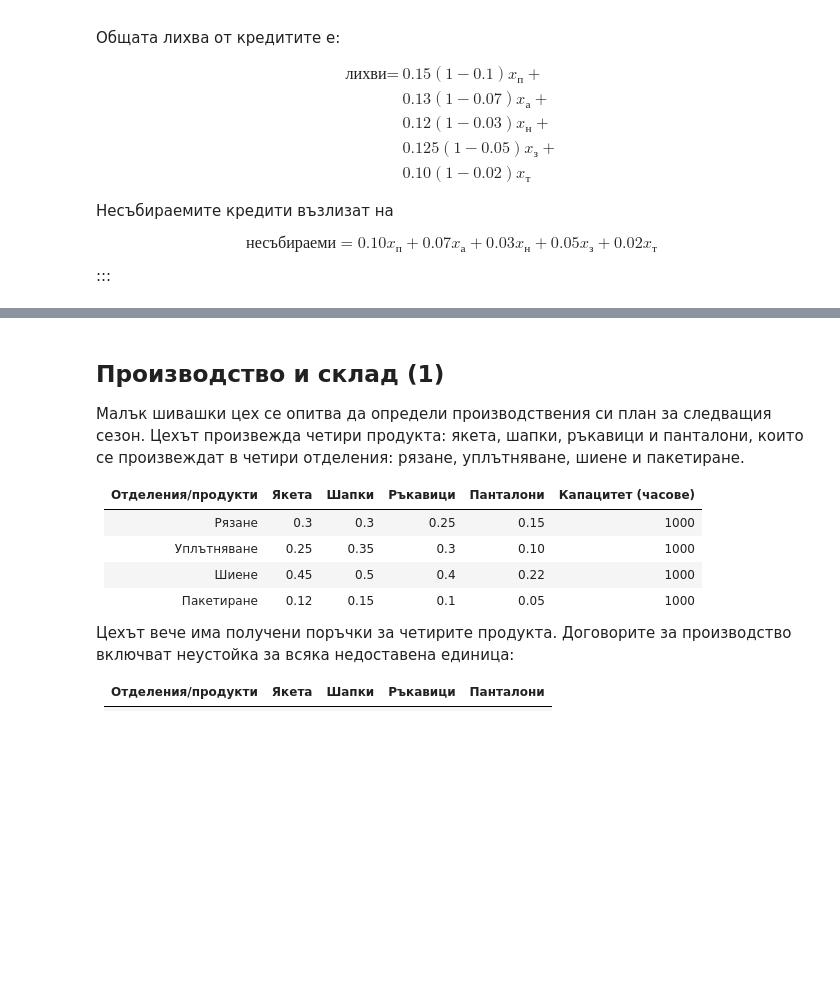
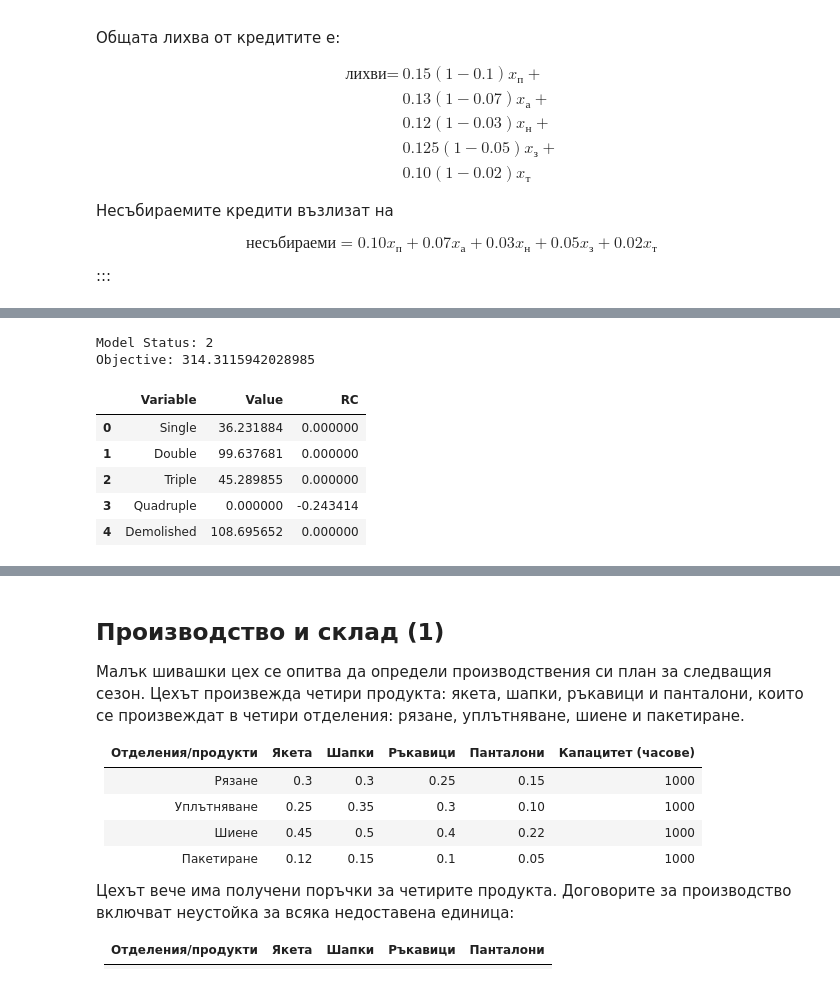
Before and after one commit to febse/opt2024, a Jupyter notebook: 00-Assignments/assignments.ipynb, the cells around one changed output, grey strips where cells are left out. Drawn from its saved outputs; the diff is of its cells as text; code cells hidden in the pictures; blank space fills up the shorter version.

```diff
--- a/00-Assignments/assignments.ipynb
+++ b/00-Assignments/assignments.ipynb
@@ -80,0 +95,55 @@ m.setObjective(interest - defaults, GRB.MAXIMIZE)
+# %%
+#| fold-code: true
+
+import gurobipy as gp
+from gurobipy import GRB
+import pandas as pd
+
+with gp.Env(empty=True) as env:
+    env.setParam("OutputFlag", 0)
+    env.setParam("LogToConsole", 0)
+    env.start()
+
+    with gp.Model("City planning", env=env) as m:
+
+        # Create variables
+        single = m.addVar(vtype=GRB.CONTINUOUS, name="Single", lb=0)
+        dbl = m.addVar(vtype=GRB.CONTINUOUS, name="Double", lb=0)
+        trpl = m.addVar(vtype=GRB.CONTINUOUS, name="Triple", lb=0)
+        quad = m.addVar(vtype=GRB.CONTINUOUS, name="Quadruple", lb=0)
+        dem = m.addVar(vtype=GRB.CONTINUOUS, name="Demolished", lb=0)
+
+        # Set objective
+        m.setObjective(single + 1.7 * dbl + 2.4 * trpl + 2.8 * quad, GRB.MAXIMIZE)
+
+        # Add constraints
+        m.addConstr(300 * single + 500 * dbl + 700 * trpl + 900 * quad - 850 * dem <= 0, "Area")
+        m.addConstr(dem <= 300, "Demolitions")
+        m.addConstr(-0.8 * single + 0.2 * dbl + 0.2 * trpl + 0.2 * quad <= 0, "Single")
+        m.addConstr(0.1 * single - 0.9 * dbl + 0.1 * trpl + 0.1 * quad <= 0, "Double")
+        m.addConstr(0.25 * single + 0.25 * dbl -0.75 * trpl - 0.75 * quad <= 0, "Triple/Quadruple")
+        m.addConstr(50 * single + 70 * dbl + 130 * trpl + 160 * quad + 3 * dem <= 15000, "Budget")
+
+        # Optimize model
+        m.optimize()
+
+        # Print results
+        print('Model Status:', m.status)
+        print('Objective:', m.objVal)
+
+        var_df = pd.DataFrame(columns=['Variable', 'Value', 'RC'], data=[(v.VarName, v.X, v.RC) for v in m.getVars()])
+        constr_df = pd.DataFrame(columns=['Constraint', 'Shadow Price', 'Lower', 'Upper'], data=[(c.ConstrName, c.Pi, c.SARHSLow, c.SARHSUp) for c in m.getConstrs()])
+# %% [output]
+Model Status: 2
+Objective: 314.3115942028985
+# %%
+#| fold-code: true
+
+var_df
+# %% [output]
+|  | Variable | Value | RC |
+| 0 | Single | 36.231884 | 0.000000 |
+| 1 | Double | 99.637681 | 0.000000 |
+| 2 | Triple | 45.289855 | 0.000000 |
+| 3 | Quadruple | 0.000000 | -0.243414 |
+| 4 | Demolished | 108.695652 | 0.000000 |
```
Also changed, not shown: parts of 9 cells of this notebook.
